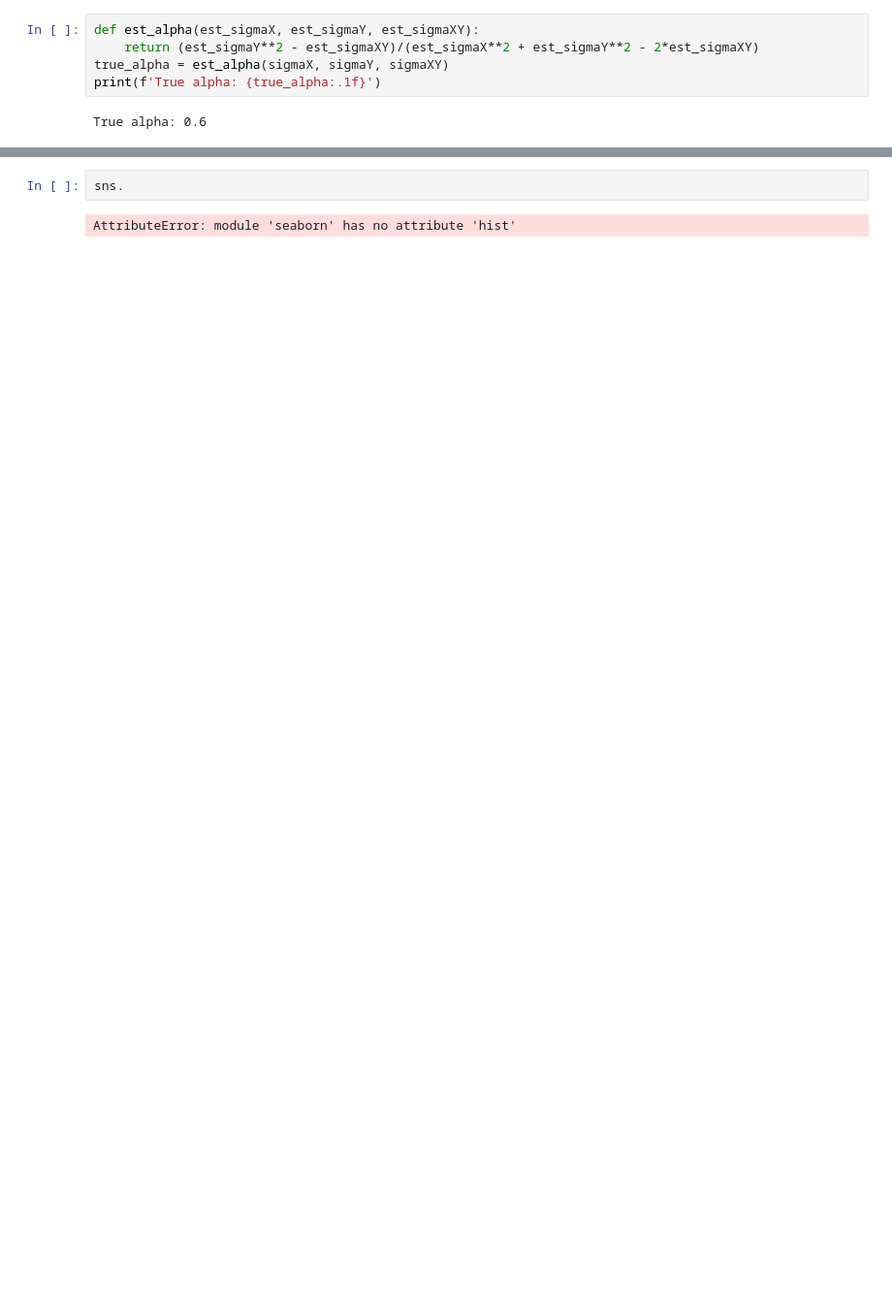
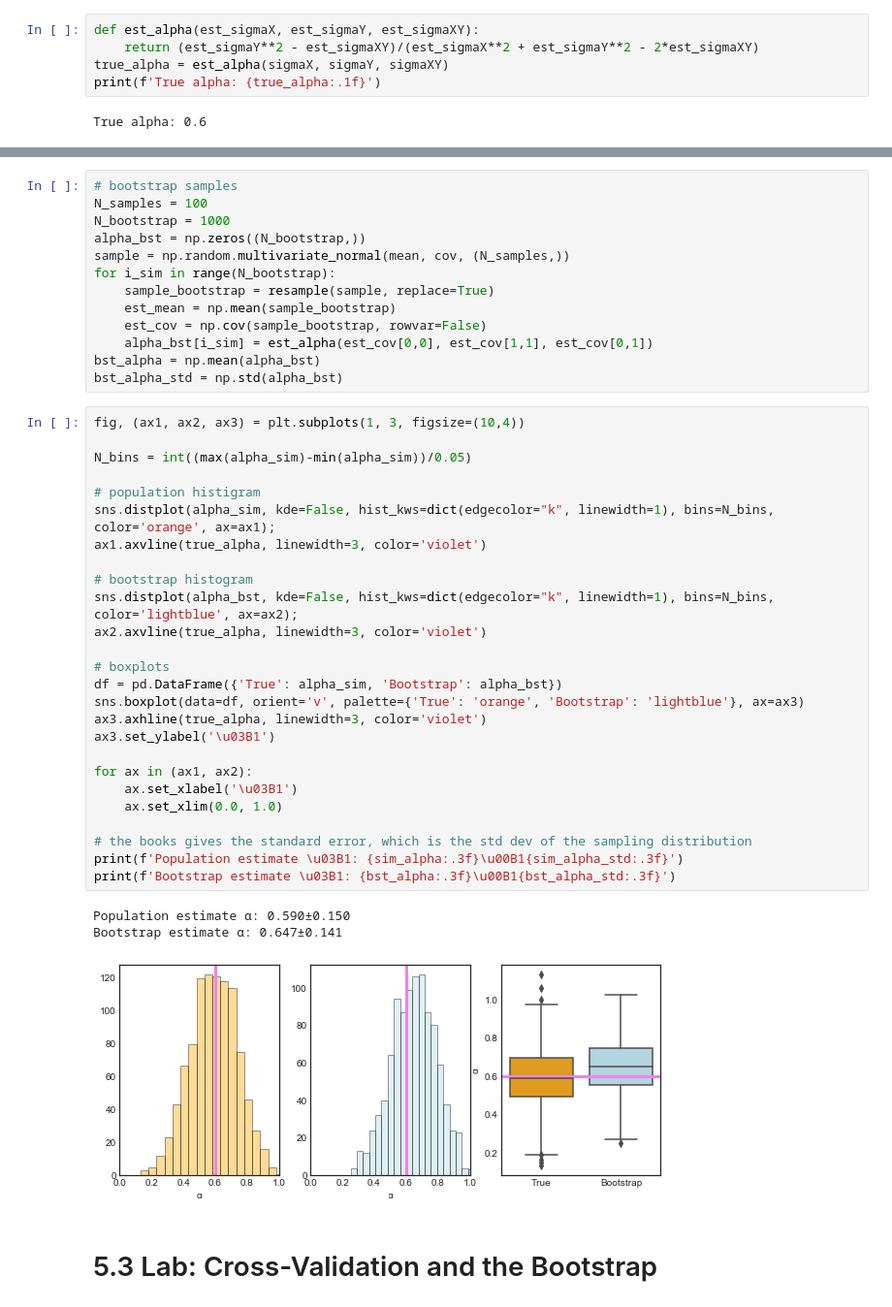
Before and after one commit to pedvide/ISLR_Python, a Jupyter notebook: Chapter5_Resampling_Methods.ipynb, the cells around one changed output, grey strips where cells are left out. Shown at 97% size. Cells and saved outputs as stored; diff of their text form; blank space fills up the shorter version.

Commit message:
finish lab with bootstrap

```diff
--- a/Chapter5_Resampling_Methods.ipynb
+++ b/Chapter5_Resampling_Methods.ipynb
@@ -198,4 +206,45 @@ for i_sim in range(N_simulations):
-# %%
-sns.
-# %% [output]
-AttributeError: module 'seaborn' has no attribute 'hist'
+# %%
+# bootstrap samples
+N_samples = 100
+N_bootstrap = 1000
+alpha_bst = np.zeros((N_bootstrap,))
+sample = np.random.multivariate_normal(mean, cov, (N_samples,))
+for i_sim in range(N_bootstrap):
+    sample_bootstrap = resample(sample, replace=True)
+    est_mean = np.mean(sample_bootstrap)
+    est_cov = np.cov(sample_bootstrap, rowvar=False)
+    alpha_bst[i_sim] = est_alpha(est_cov[0,0], est_cov[1,1], est_cov[0,1])
+bst_alpha = np.mean(alpha_bst)
+bst_alpha_std = np.std(alpha_bst)
+# %%
+fig, (ax1, ax2, ax3) = plt.subplots(1, 3, figsize=(10,4))
+
+N_bins = int((max(alpha_sim)-min(alpha_sim))/0.05)
+
+# population histigram
+sns.distplot(alpha_sim, kde=False, hist_kws=dict(edgecolor="k", linewidth=1), bins=N_bins, color='orange', ax=ax1);
+ax1.axvline(true_alpha, linewidth=3, color='violet')
+
+# bootstrap histogram
+sns.distplot(alpha_bst, kde=False, hist_kws=dict(edgecolor="k", linewidth=1), bins=N_bins, color='lightblue', ax=ax2);
+ax2.axvline(true_alpha, linewidth=3, color='violet')
+
+# boxplots
+df = pd.DataFrame({'True': alpha_sim, 'Bootstrap': alpha_bst})
+sns.boxplot(data=df, orient='v', palette={'True': 'orange', 'Bootstrap': 'lightblue'}, ax=ax3)
+ax3.axhline(true_alpha, linewidth=3, color='violet')
+ax3.set_ylabel('\u03B1')
+
+for ax in (ax1, ax2):
+    ax.set_xlabel('\u03B1')
+    ax.set_xlim(0.0, 1.0)
+
+# the books gives the standard error, which is the std dev of the sampling distribution
+print(f'Population estimate \u03B1: {sim_alpha:.3f}\u00B1{sim_alpha_std:.3f}')
+print(f'Bootstrap estimate \u03B1: {bst_alpha:.3f}\u00B1{bst_alpha_std:.3f}')
+# %% [output]
+Population estimate α: 0.590±0.150
+Bootstrap estimate α: 0.647±0.141
+[figure, added]
+# %% [markdown]
+# 5.3 Lab: Cross-Validation and the Bootstrap
```
Also changed, not shown: parts of 23 cells of this notebook.
